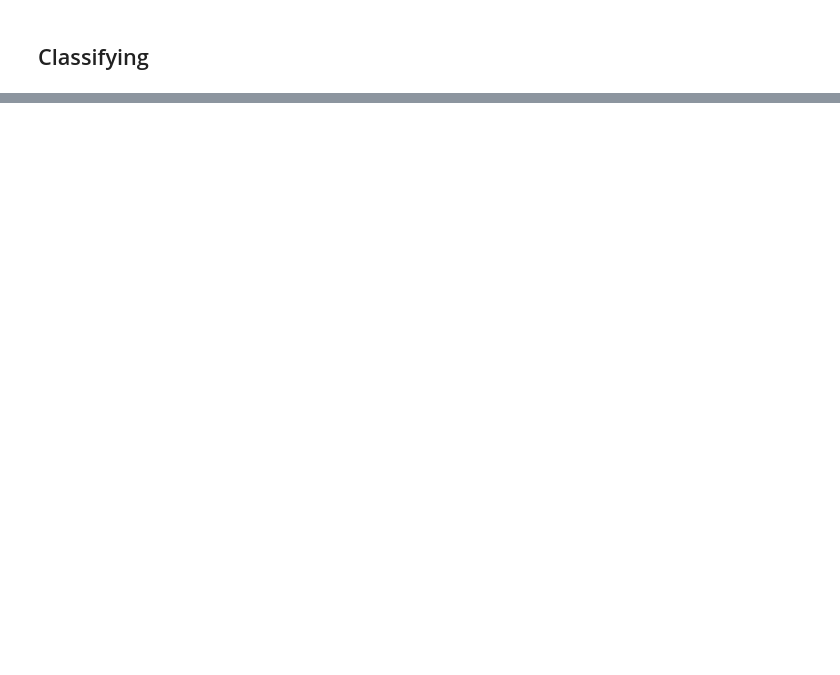
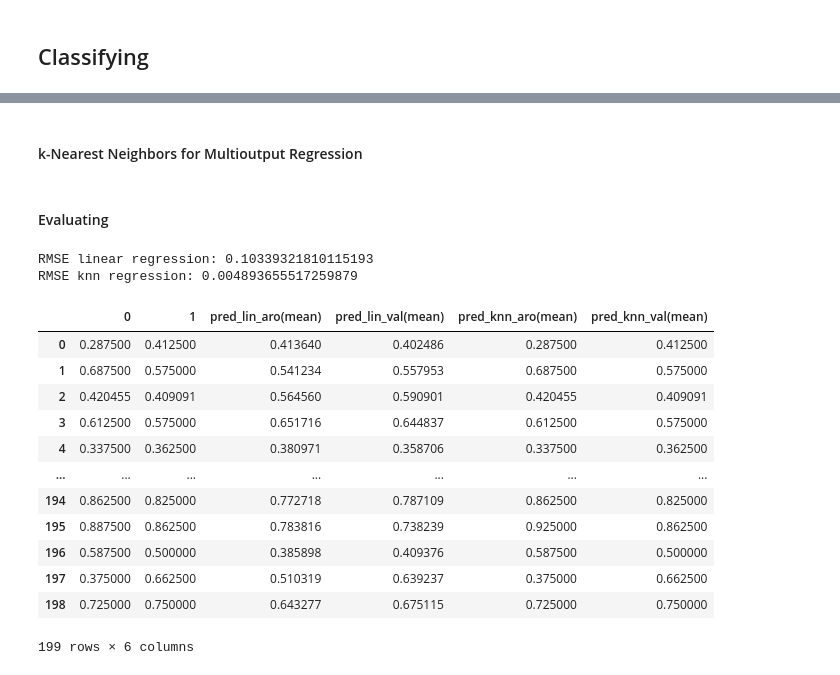
Before and after one commit to rosiindahag/voice_classification, a Jupyter notebook: classification.ipynb, the cells around one changed output, grey strips where cells are left out. Drawn from its saved outputs; the diff is of its cells as text; code cells hidden in the pictures; blank space fills up the shorter version.

```diff
--- a/classification.ipynb
+++ b/classification.ipynb
@@ -63,0 +74,8 @@ valence_mean_test = test_data[:,len_data-1]
+# %%
+from sklearn.linear_model import LinearRegression
+X = features_train
+y = train_data[:,len_data-2:len_data]
+linear_model = LinearRegression()
+linear_model.fit(X, y)
+ypred_linear = linear_model.predict(features_train)
+# print(ypred_linear)
@@ -63,0 +84,42 @@ valence_mean_test = test_data[:,len_data-1]
+# %% [markdown]
+#### k-Nearest Neighbors for Multioutput Regression
+# %%
+from sklearn.neighbors import KNeighborsRegressor
+knn_model = KNeighborsRegressor(n_neighbors=1)
+knn_model.fit(X, y)
+ypred_knn = knn_model.predict(features_train)
+# %% [markdown]
+#### Evaluating
+# %%
+from sklearn.metrics import mean_squared_error
+from math import sqrt
+linear_mse = mean_squared_error(yactual_train, ypred_linear)
+knn_mse = mean_squared_error(yactual_train, ypred_knn)
+linear_rmse = sqrt(linear_mse)
+knn_rmse = sqrt(knn_mse)
+print("RMSE linear regression: "+str(linear_rmse))
+print("RMSE knn regression: "+str(knn_rmse))
+# %% [output]
+RMSE linear regression: 0.10339321810115193
+RMSE knn regression: 0.004893655517259879
+# %%
+ytrain_pred = pd.DataFrame(yactual_train)
+ytrain_pred["pred_lin_aro(mean)"]=ypred_linear[:,0]
+ytrain_pred["pred_lin_val(mean)"]=ypred_linear[:,1]
+ytrain_pred["pred_knn_aro(mean)"]=ypred_knn[:,0]
+ytrain_pred["pred_knn_val(mean)"]=ypred_knn[:,1]
+ytrain_pred
+# %% [output]
+|  | 0 | 1 | pred_lin_aro(mean) | pred_lin_val(mean) | pred_knn_aro(mean) | pred_knn_val(mean) |
+| 0 | 0.287500 | 0.412500 | 0.413640 | 0.402486 | 0.287500 | 0.412500 |
+| 1 | 0.687500 | 0.575000 | 0.541234 | 0.557953 | 0.687500 | 0.575000 |
+| 2 | 0.420455 | 0.409091 | 0.564560 | 0.590901 | 0.420455 | 0.409091 |
+| 3 | 0.612500 | 0.575000 | 0.651716 | 0.644837 | 0.612500 | 0.575000 |
+| 4 | 0.337500 | 0.362500 | 0.380971 | 0.358706 | 0.337500 | 0.362500 |
+| ... | ... | ... | ... | ... | ... | ... |
+| 194 | 0.862500 | 0.825000 | 0.772718 | 0.787109 | 0.862500 | 0.825000 |
+| 195 | 0.887500 | 0.862500 | 0.783816 | 0.738239 | 0.925000 | 0.862500 |
+| 196 | 0.587500 | 0.500000 | 0.385898 | 0.409376 | 0.587500 | 0.500000 |
+| 197 | 0.375000 | 0.662500 | 0.510319 | 0.639237 | 0.375000 | 0.662500 |
+| 198 | 0.725000 | 0.750000 | 0.643277 | 0.675115 | 0.725000 | 0.750000 |
+199 rows × 6 columns
```
Also changed, not shown: parts of 6 cells of this notebook.
